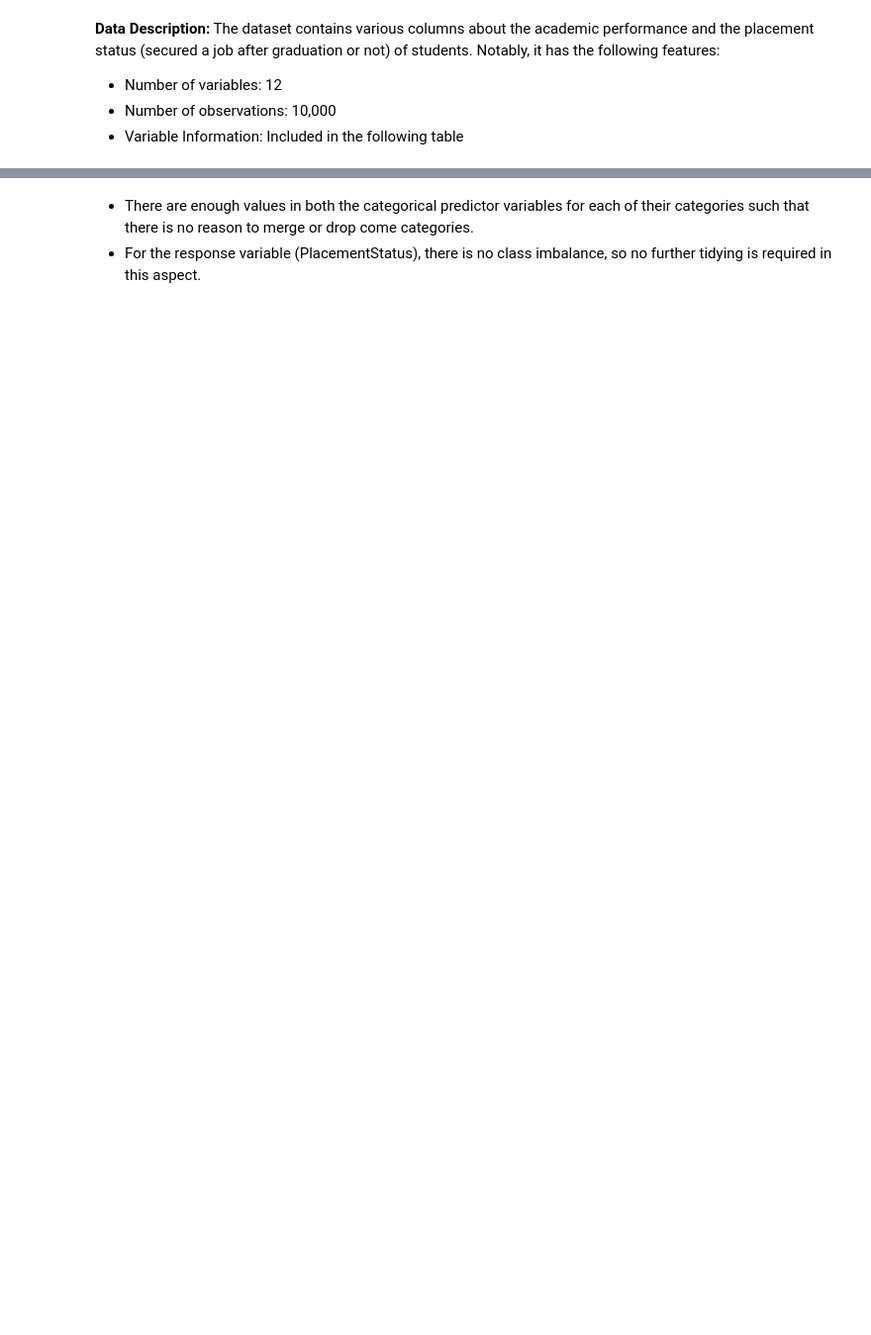
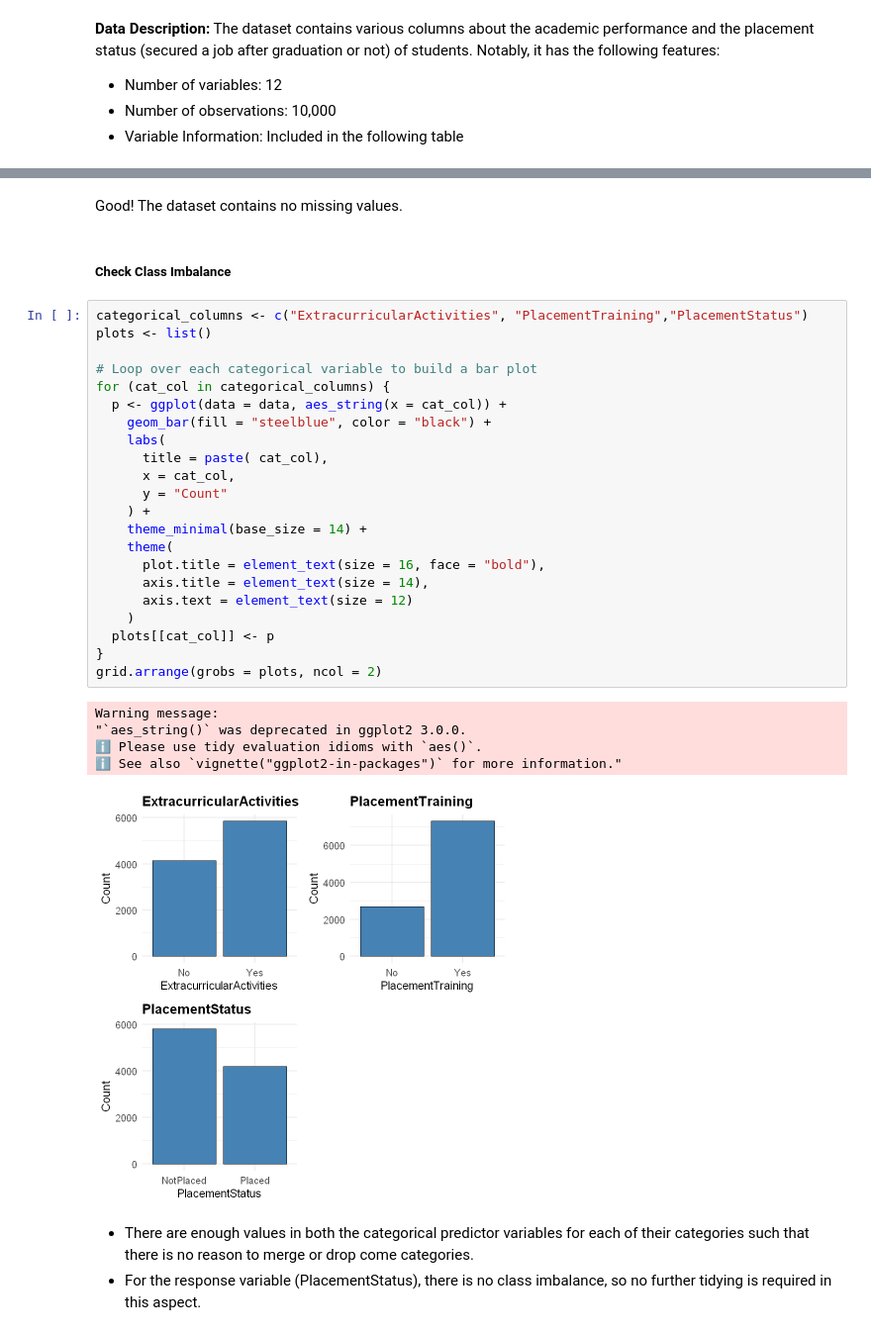
Before and after one commit to rainn72/Placement_predictor, a Jupyter notebook: Final_Archive/final_project.ipynb, the cells around one changed output, grey strips where cells are left out. Shown at 99% size. Saved outputs shown, nothing was run; the diff lists cells and outputs as text; blank space fills up the shorter version.

```diff
--- a/Final_Archive/final_project.ipynb
+++ b/Final_Archive/final_project.ipynb
@@ -161,3 +169,35 @@ A tibble: 2 × 2
+# %% [markdown]
+Good! The dataset contains no missing values.
+# %% [markdown]
+##### **Check Class Imbalance**
+# %%
+categorical_columns <- c("ExtracurricularActivities", "PlacementTraining","PlacementStatus")
+plots <- list()
+
+# Loop over each categorical variable to build a bar plot
+for (cat_col in categorical_columns) {
+  p <- ggplot(data = data, aes_string(x = cat_col)) +
+    geom_bar(fill = "steelblue", color = "black") +
+    labs(
+      title = paste( cat_col),
+      x = cat_col,
+      y = "Count"
+    ) +
+    theme_minimal(base_size = 14) +
+    theme(
+      plot.title = element_text(size = 16, face = "bold"),
+      axis.title = element_text(size = 14),
+      axis.text = element_text(size = 12)
+    )
+  plots[[cat_col]] <- p
+}
+grid.arrange(grobs = plots, ncol = 2)
+# %% [output]
+Warning message:
+"`aes_string()` was deprecated in ggplot2 3.0.0.
+ℹ Please use tidy evaluation idioms with `aes()`.
+ℹ See also `vignette("ggplot2-in-packages")` for more information."
+[figure, added]
 # %% [markdown]
 - There are enough values in both the categorical predictor variables for each of their categories such that there is no reason to merge or drop come categories.
 - For the response variable (PlacementStatus), there is no class imbalance, so no further tidying is required in this aspect.
```
Also changed, not shown: parts of 48 cells of this notebook, 1 other file.
